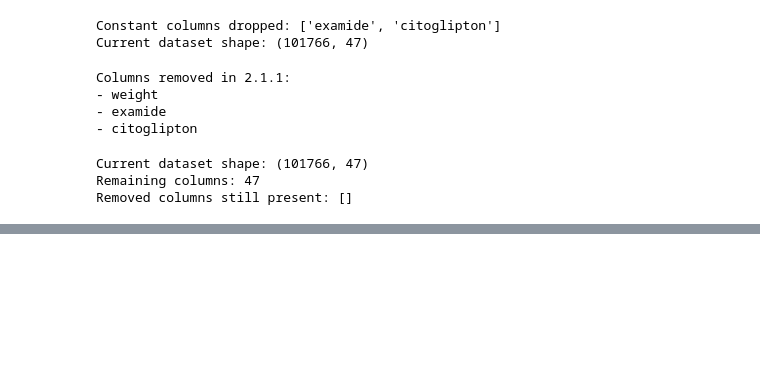
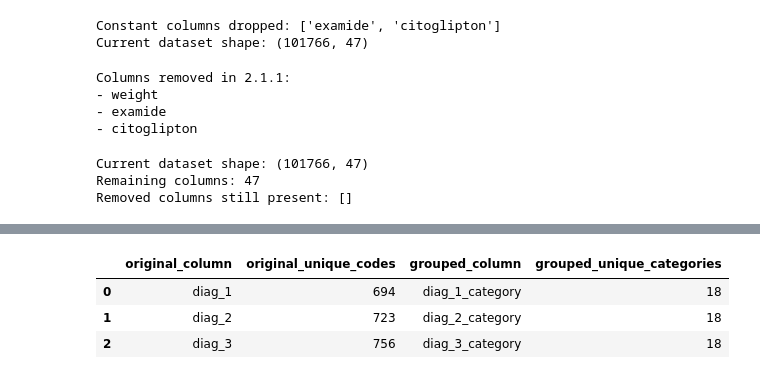
Before and after one commit to mithun6gowda/hospital-readmission-prediction, a Jupyter notebook: data_preparation.ipynb, the cells around one changed output, grey strips where cells are left out. Cells and saved outputs as stored; diff of their text form; code cells hidden in the pictures; blank space fills up the shorter version.

```diff
--- a/data_preparation.ipynb
+++ b/data_preparation.ipynb
@@ -757,0 +1358,14 @@ Removed columns still present: []
+# %%
+# Category distribution for each diagnosis position
+
+for col in diagnosis_columns:
+    category_col = f"{col}_category"
+
+    print("\n" + "=" * 50)
+    print(category_col)
+    print("=" * 50)
+
+    print(
+        df[category_col]
+        .value_counts(dropna=False)
+    )
@@ -757,0 +1390,27 @@ Removed columns still present: []
+# %%
+# Compare diagnosis cardinality before and after grouping
+
+diagnosis_cardinality = []
+
+for col in diagnosis_columns:
+    category_col = f"{col}_category"
+
+    diagnosis_cardinality.append({
+        "original_column": col,
+        "original_unique_codes": df[col].nunique(dropna=True),
+        "grouped_column": category_col,
+        "grouped_unique_categories": df[category_col].nunique(
+            dropna=True
+        )
+    })
+
+diagnosis_cardinality = pd.DataFrame(
+    diagnosis_cardinality
+)
+
+diagnosis_cardinality
+# %% [output]
+|  | original_column | original_unique_codes | grouped_column | grouped_unique_categories |
+| 0 | diag_1 | 694 | diag_1_category | 18 |
+| 1 | diag_2 | 723 | diag_2_category | 18 |
+| 2 | diag_3 | 756 | diag_3_category | 18 |
```
Also changed, not shown: parts of 27 cells of this notebook.
